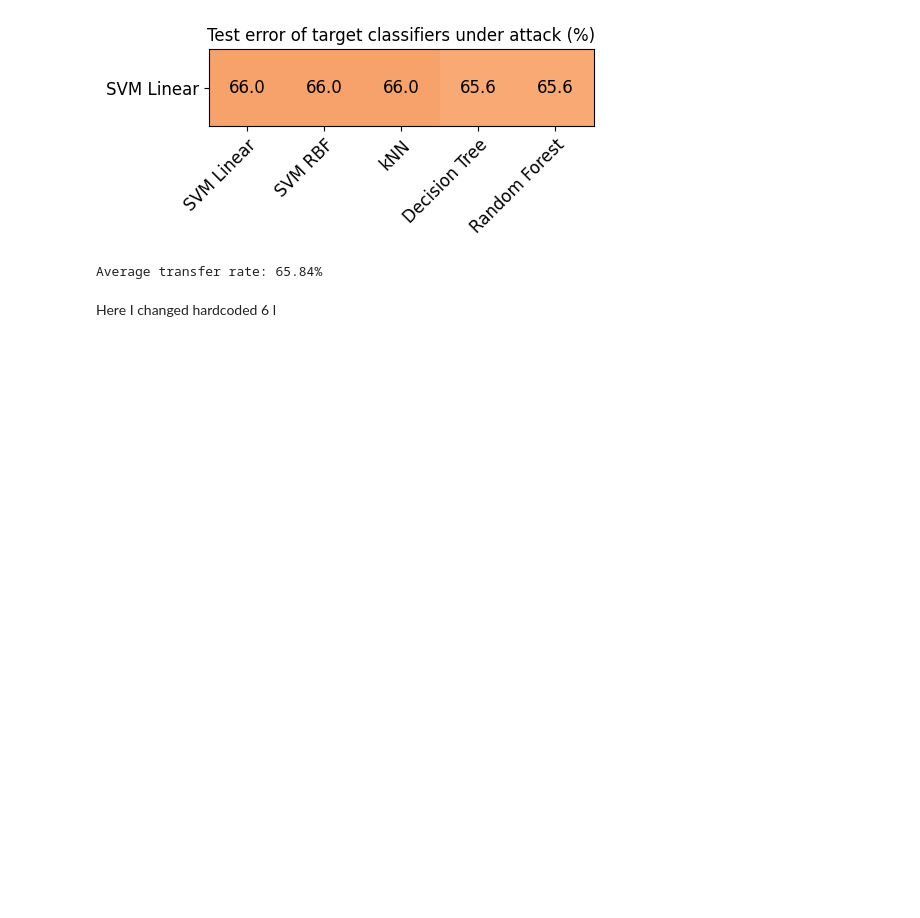
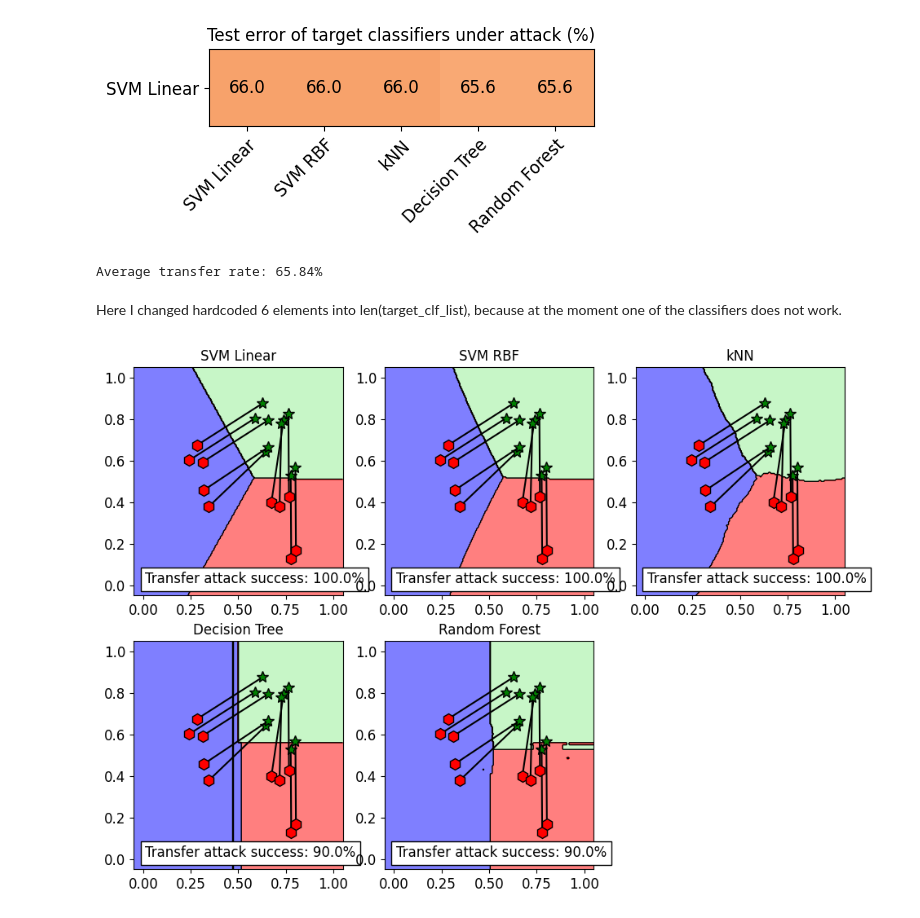
Before and after one commit to Pabilito/AI-paper-results-reproduction, a Jupyter notebook: AI_Project.ipynb, the cells around one changed output. Saved outputs shown, nothing was run; the diff lists cells and outputs as text; code cells hidden in the pictures; blank space fills up the shorter version.

Commit message:
Adversarial attack continued

```diff
--- a/AI_Project.ipynb
+++ b/AI_Project.ipynb
@@ -522,5 +522,36 @@ Testing transferability of Random Forest
 Test error (no attack): 1.20%
 [figure]
 Average transfer rate: 65.84%
-# %% [markdown]
-Here I changed hardcoded 6 l
+# %% [markdown]
+Here I changed hardcoded 6 elements into len(target_clf_list), because at the moment one of the classifiers does not work.
+# %%
+from secml.figure import CFigure
+from secml.array import CArray
+from math import ceil
+fig = CFigure(width=4.5 * len(target_clf_list) / 2,
+              height=4 * 2, markersize=10)
+
+for clf_idx in range(len(target_clf_list)):
+    clf = target_clf_list[clf_idx].clf
+
+    fig.subplot(2, int(ceil(len(target_clf_list) / 2)), clf_idx + 1)
+    fig.sp.title(target_clf_list[clf_idx].clf_name)
+
+    fig.sp.plot_decision_regions(clf, n_grid_points=200)
+    fig.sp.grid(grid_on=False)
+
+    s_idx = ts.Y.find(ts.Y != y_target)
+
+    for pt in s_idx[:10]:  # Plot the translation of multiple adversarial samples
+        pt_segment = CArray.append(ts.X[pt, :], adv_ds.X[pt, :], axis=0)
+        fig.sp.plot_path(pt_segment)
+
+    acc = metric.performance_score(
+        y_true=ts[s_idx[:10], :].Y, y_pred=clf.predict(adv_ds[s_idx[:10], :].X))
+
+    fig.sp.text(0.01, 0.01, "Transfer attack success: {:.1%}".format(acc),
+                bbox=dict(facecolor='white'))
+
+fig.show()
+# %% [output]
+[figure, added]
```
